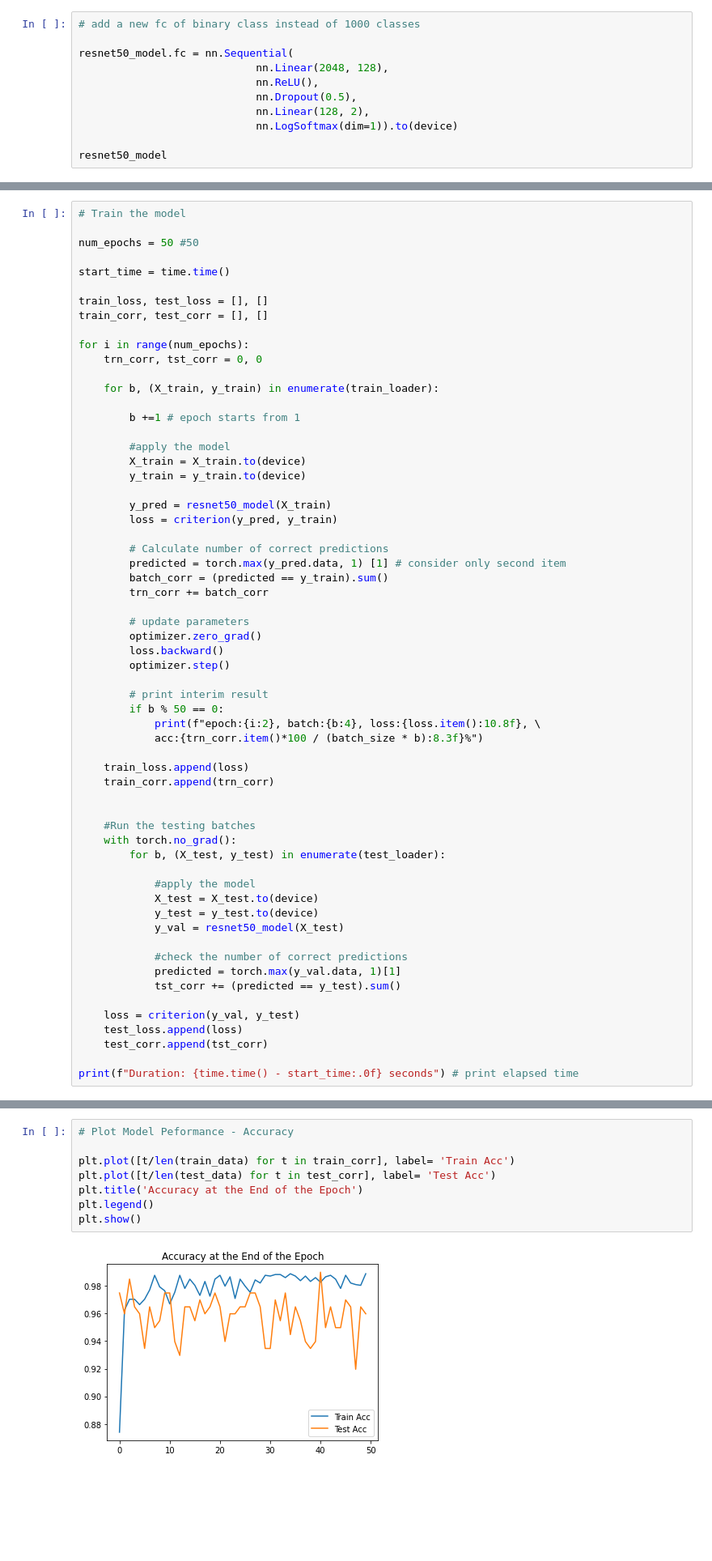
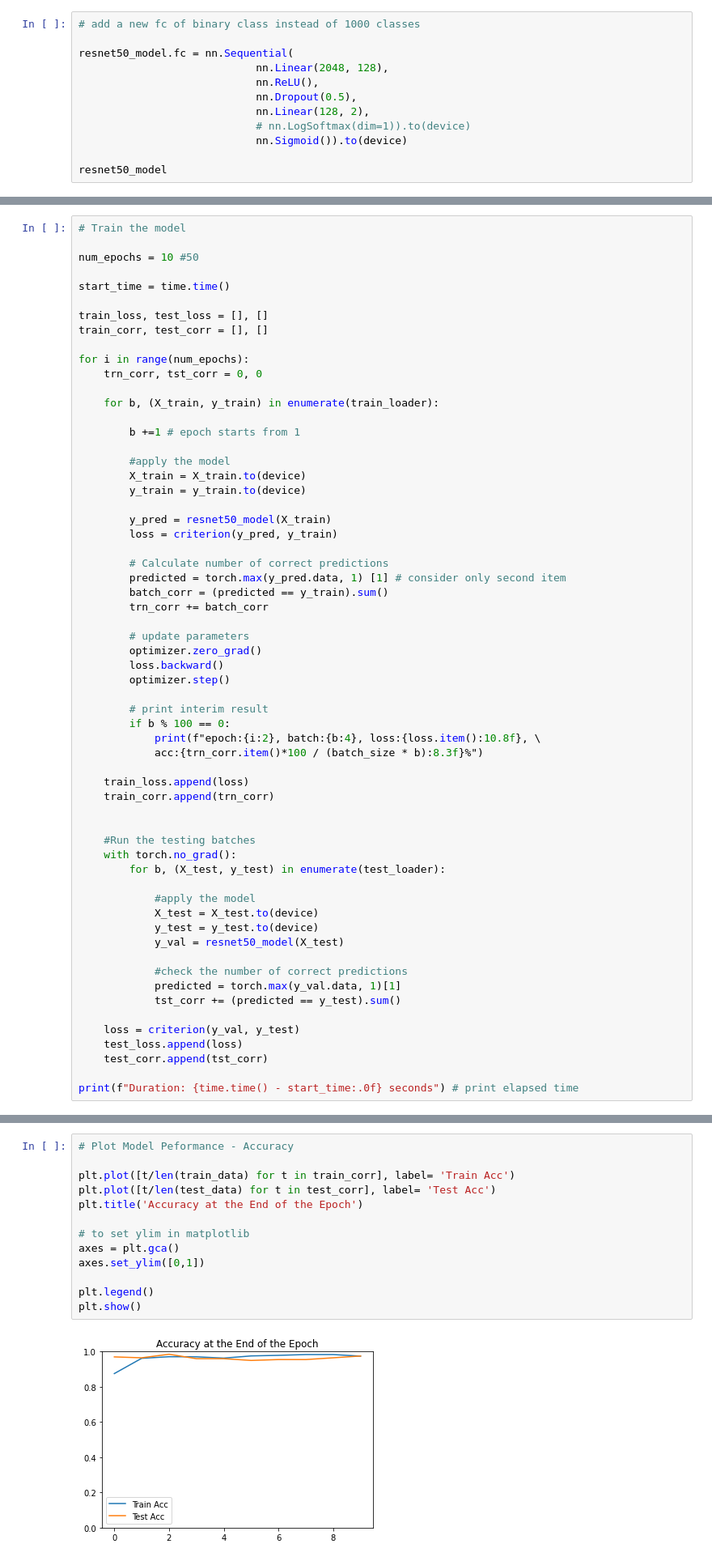
Before and after one commit to khanma1962/Fire-Classification, a Jupyter notebook: class_transfer_learning.ipynb, the cells around one changed output, grey strips where cells are left out. Shown at 81% size. Drawn from its saved outputs; the diff is of its cells as text; blank space fills up the shorter version.

```diff
--- a/class_transfer_learning.ipynb
+++ b/class_transfer_learning.ipynb
@@ -257,7 +257,8 @@ resnet50_model.fc = nn.Sequential(
                             nn.ReLU(),
                             nn.Dropout(0.5),
                             nn.Linear(128, 2),
-                            nn.LogSoftmax(dim=1)).to(device)
+                            # nn.LogSoftmax(dim=1)).to(device)
+                            nn.Sigmoid()).to(device)
 
 resnet50_model
 # %%
@@ -288,7 +289,7 @@ optimizer = torch.optim.Adam(resnet50_model.fc.parameters(), lr= 3e-4) # optimiz
 # %%
 # Train the model
 
-num_epochs = 50 #50
+num_epochs = 10 #50
 
 start_time = time.time()
 
@@ -320,7 +321,7 @@ for i in range(num_epochs):
         optimizer.step()
 
         # print interim result
-        if b % 50 == 0:
+        if b % 100 == 0:
             print(f"epoch:{i:2}, batch:{b:4}, loss:{loss.item():10.8f}, \
             acc:{trn_corr.item()*100 / (batch_size * b):8.3f}%")
 
@@ -391,12 +401,17 @@ plt.show()
 # %%
 # Plot Model Peformance - Accuracy
 
 plt.plot([t/len(train_data) for t in train_corr], label= 'Train Acc')
 plt.plot([t/len(test_data) for t in test_corr], label= 'Test Acc')
 plt.title('Accuracy at the End of the Epoch')
+
+# to set ylim in matplotlib
+axes = plt.gca()
+axes.set_ylim([0,1])
+
 plt.legend()
 plt.show()
 # %% [output]
-[figure, old version]
+[figure, new version]
 # %%
 train_corr
```
Also changed, not shown: parts of 7 cells of this notebook.
